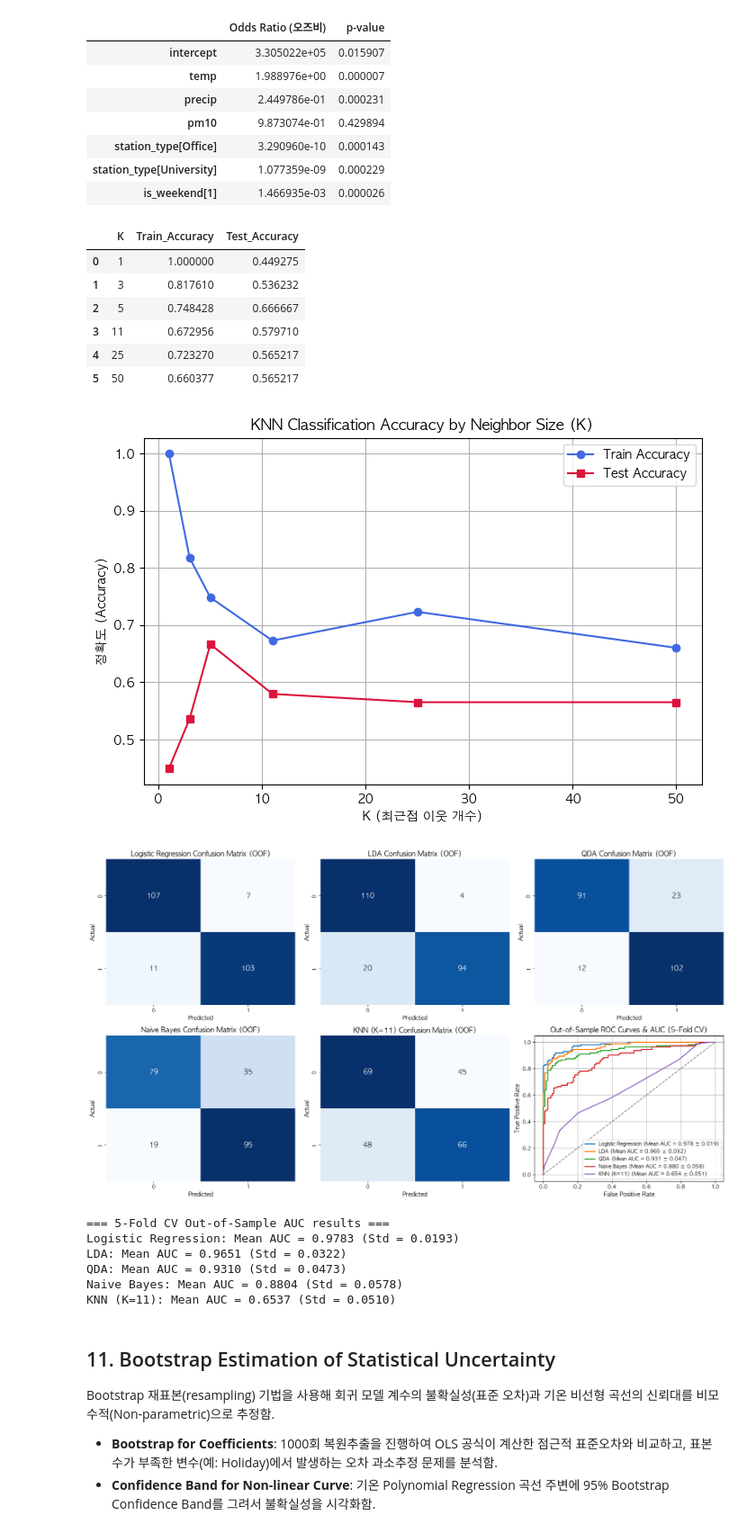
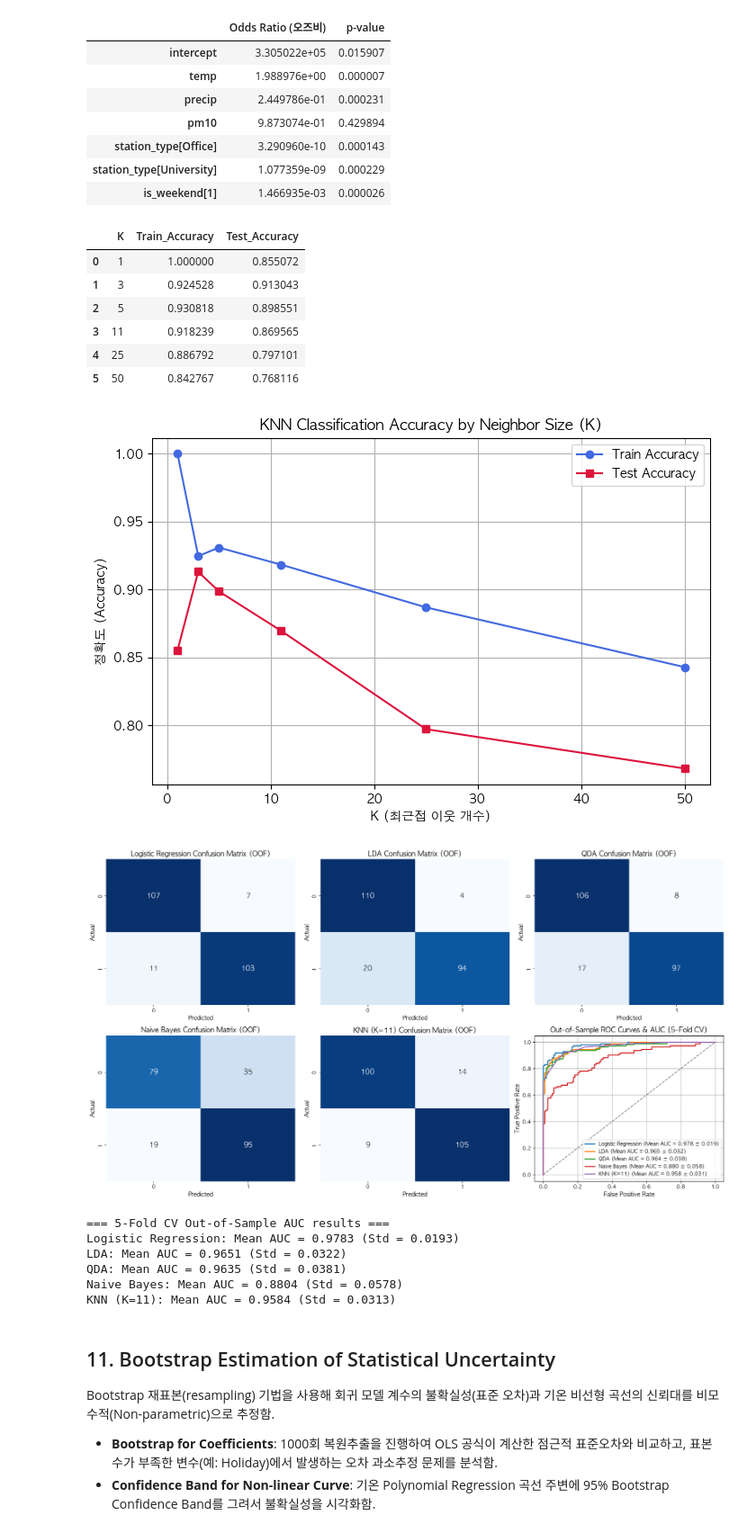
Before and after one commit to todayoneul/ddarungyee, a Jupyter notebook: 22100757_term_project.ipynb, the cells around one changed output. Shown at 90% size. Cells and saved outputs as stored; diff of their text form; code cells hidden in the pictures.

```diff
--- a/22100757_term_project.ipynb
+++ b/22100757_term_project.ipynb
@@ -922,16 +922,21 @@ gnb.fit(X_sklearn, y_logit)
 # 10-4. KNN K값 튜닝을 통한 Bias-Variance Trade-off 실증
 X_train, X_test, y_train, y_test = train_test_split(X_sklearn, y_logit, test_size=0.3, random_state=42, stratify=y_logit)
 
+from sklearn.preprocessing import StandardScaler
+scaler_knn = StandardScaler()
+X_train_scaled = scaler_knn.fit_transform(X_train)
+X_test_scaled = scaler_knn.transform(X_test)
+
 k_values = [1, 3, 5, 11, 25, 50]
 knn_results = []
 
 for k in k_values:
     knn = KNeighborsClassifier(n_neighbors=k)
-    knn.fit(X_train, y_train)
+    knn.fit(X_train_scaled, y_train)
     knn_results.append({
         'K': k,
-        'Train_Accuracy': knn.score(X_train, y_train),
-        'Test_Accuracy': knn.score(X_test, y_test)
+        'Train_Accuracy': knn.score(X_train_scaled, y_train),
+        'Test_Accuracy': knn.score(X_test_scaled, y_test)
     })
 
 knn_df = pd.DataFrame(knn_results)
@@ -948,13 +953,13 @@ plt.grid(True)
 plt.show()
 # %% [output]
 |  | K | Train_Accuracy | Test_Accuracy |
-| 0 | 1 | 1.000000 | 0.449275 |
-| 1 | 3 | 0.817610 | 0.536232 |
-| 2 | 5 | 0.748428 | 0.666667 |
-| 3 | 11 | 0.672956 | 0.579710 |
-| 4 | 25 | 0.723270 | 0.565217 |
-| 5 | 50 | 0.660377 | 0.565217 |
+| 0 | 1 | 1.000000 | 0.855072 |
+| 1 | 3 | 0.924528 | 0.913043 |
+| 2 | 5 | 0.930818 | 0.898551 |
+| 3 | 11 | 0.918239 | 0.869565 |
+| 4 | 25 | 0.886792 | 0.797101 |
+| 5 | 50 | 0.842767 | 0.768116 |
-[figure, old version]
+[figure, new version]
 # %%
 # Stratified 5-Fold 교차 검증을 통해 분류 모델들의 Out-of-Sample ROC/AUC 및 Confusion Matrix를 평가함
 # 10-5. Out-of-Sample ROC Curves 및 Confusion Matrix 종합 시각화
@@ -987,14 +992,19 @@ for train_idx, test_idx in cv.split(X_sklearn, y_logit):
     X_train_sm, X_test_sm = X_logit.iloc[train_idx], X_logit.iloc[test_idx]
     y_train_fold, y_test_fold = y_logit.iloc[train_idx], y_logit.iloc[test_idx]
 
+    from sklearn.preprocessing import StandardScaler
+    scaler_cv = StandardScaler()
+    X_train_sk_scaled = scaler_cv.fit_transform(X_train_sk)
+    X_test_sk_scaled = scaler_cv.transform(X_test_sk)
+
     # 로지스틱 회귀 (statsmodels Logit 적용)
     try:
         model_logit_fold = sm.Logit(y_train_fold, X_train_sm).fit(disp=0)
         pred_logit = model_logit_fold.predict(X_test_sm)
     except Exception as e:
         from sklearn.linear_model import LogisticRegression
-        lr_fallback = LogisticRegression(penalty=None, solver='lbfgs', max_iter=1000).fit(X_train_sk, y_train_fold)
-        pred_logit = lr_fallback.predict_proba(X_test_sk)[:, 1]
+        lr_fallback = LogisticRegression(penalty=None, solver='lbfgs', max_iter=1000).fit(X_train_sk_scaled, y_train_fold)
+        pred_logit = lr_fallback.predict_proba(X_test_sk_scaled)[:, 1]
 
     oof_probs['Logistic Regression'][test_idx] = pred_logit
     fpr_logit, tpr_logit, _ = roc_curve(y_test_fold, pred_logit)
@@ -1004,8 +1014,8 @@ for train_idx, test_idx in cv.split(X_sklearn, y_logit):
     for name, model in models_cv.items():
         if name == 'Logistic Regression':
             continue
-        model_fold = model.fit(X_train_sk, y_train_fold)
-        pred = model_fold.predict_proba(X_test_sk)[:, 1]
+        model_fold = model.fit(X_train_sk_scaled, y_train_fold)
+        pred = model_fold.predict_proba(X_test_sk_scaled)[:, 1]
         oof_probs[name][test_idx] = pred
         fpr, tpr, _ = roc_curve(y_test_fold, pred)
         fold_aucs[name].append(auc(fpr, tpr))
@@ -1019,40 +1029,40 @@ for i, (name, prob) in enumerate(oof_probs.items()):
     cm = confusion_matrix(y_logit, pred)
     sns.heatmap(cm, annot=True, fmt='d', cmap='Blues', ax=axes[i], cbar=False, annot_kws={'size':14})
     axes[i].set_title(f'{name} Confusion Matrix (OOF)', fontsize=14)
     axes[i].set_xlabel('Predicted', fontsize=12)
     axes[i].set_ylabel('Actual', fontsize=12)
 
 # 6번째 서브플롯 위치에 ROC Curve 플롯팅
 ax_roc = axes[5]
 for name, prob in oof_probs.items():
     fpr, tpr, _ = roc_curve(y_logit, prob)
     global_auc = auc(fpr, tpr)
     mean_auc = np.mean(fold_aucs[name])
     std_auc = np.std(fold_aucs[name])
     ax_roc.plot(fpr, tpr, label=f'{name} (Mean AUC = {mean_auc:.3f} ± {std_auc:.3f})', linewidth=2)
 
 ax_roc.plot([0, 1], [0, 1], color='gray', linestyle='--')
 ax_roc.set_title('Out-of-Sample ROC Curves & AUC (5-Fold CV)', fontsize=14)
 ax_roc.set_xlabel('False Positive Rate', fontsize=12)
 ax_roc.set_ylabel('True Positive Rate', fontsize=12)
 ax_roc.legend(fontsize=10, loc='lower right')
 ax_roc.grid(True)
 
 plt.tight_layout()
 plt.show()
 
 # Fold별 평균 및 표준편차 AUC 출력
 print("=== 5-Fold CV Out-of-Sample AUC results ===")
 for name in oof_probs.keys():
     print(f"{name}: Mean AUC = {np.mean(fold_aucs[name]):.4f} (Std = {np.std(fold_aucs[name]):.4f})")
 # %% [output]
-[figure, old version]
+[figure, new version]
 === 5-Fold CV Out-of-Sample AUC results ===
 Logistic Regression: Mean AUC = 0.9783 (Std = 0.0193)
 LDA: Mean AUC = 0.9651 (Std = 0.0322)
-QDA: Mean AUC = 0.9310 (Std = 0.0473)
+QDA: Mean AUC = 0.9635 (Std = 0.0381)
 Naive Bayes: Mean AUC = 0.8804 (Std = 0.0578)
-KNN (K=11): Mean AUC = 0.6537 (Std = 0.0510)
+KNN (K=11): Mean AUC = 0.9584 (Std = 0.0313)
 # %% [markdown]
 ## 11. Bootstrap Estimation of Statistical Uncertainty
 
```
Also changed, not shown: parts of 1 cell of this notebook, 7 other files.
